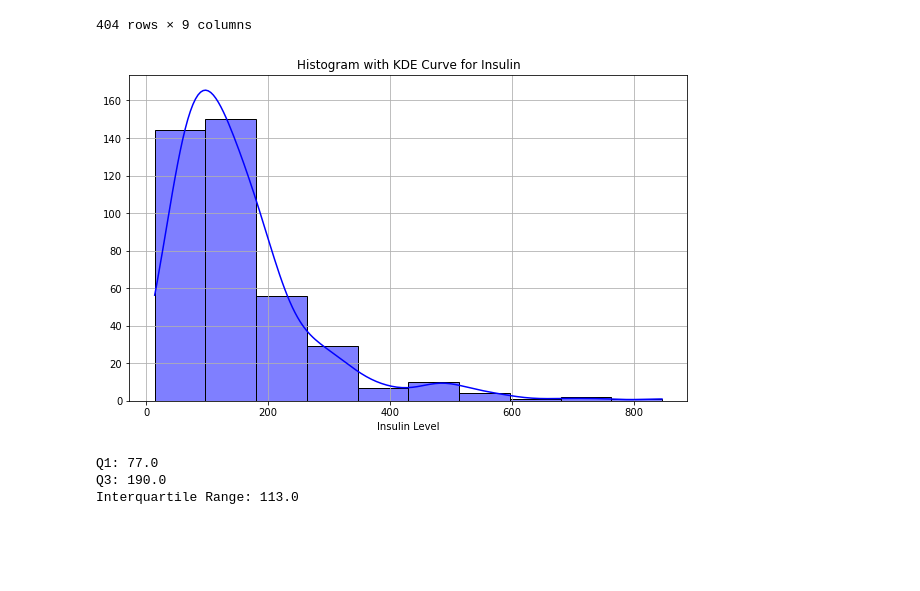
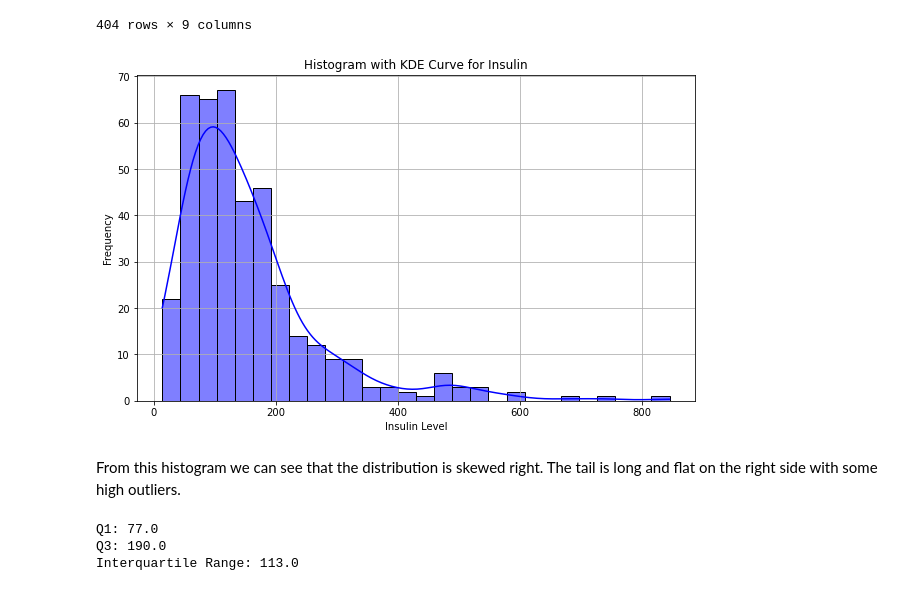
Before and after one commit to seankendall/UCD_Data_Mining, a Jupyter notebook: Practical 1/Practical1B.ipynb, the cells around one changed output. Cells and saved outputs as stored; diff of their text form; code cells hidden in the pictures; blank space fills up the shorter version.

```diff
--- a/Practical 1/Practical1B.ipynb
+++ b/Practical 1/Practical1B.ipynb
@@ -53,17 +63,19 @@ df
 # %%
 # (c) drawing histogram of Insulin column along with kernel density estimation (KDE) curb
 plt.figure(figsize=(10, 6))
-sns.histplot(df["Insulin"], bins=10, color="blue", kde=True)
+sns.histplot(df["Insulin"], color="blue", kde=True)
 
 # labels
-plt.ylabel("")
+plt.ylabel("Frequency")
 plt.xlabel("Insulin Level")
 plt.title("Histogram with KDE Curve for Insulin")
 
 plt.grid(True)
 plt.show()
 # %% [output]
-[figure, old version]
+[figure, new version]
+# %% [markdown]
+From this histogram we can see that the distribution is skewed right. The tail is long and flat on the right side with some high outliers.
 # %%
 # (d) identifying outliers of Insulin using Inter Quartile Range (IQR), approaching and imputing them with min and max values appropriately.
 q1 = df["Insulin"].quantile(0.25)
```
Also changed, not shown: parts of 6 cells of this notebook, 1 other file.
